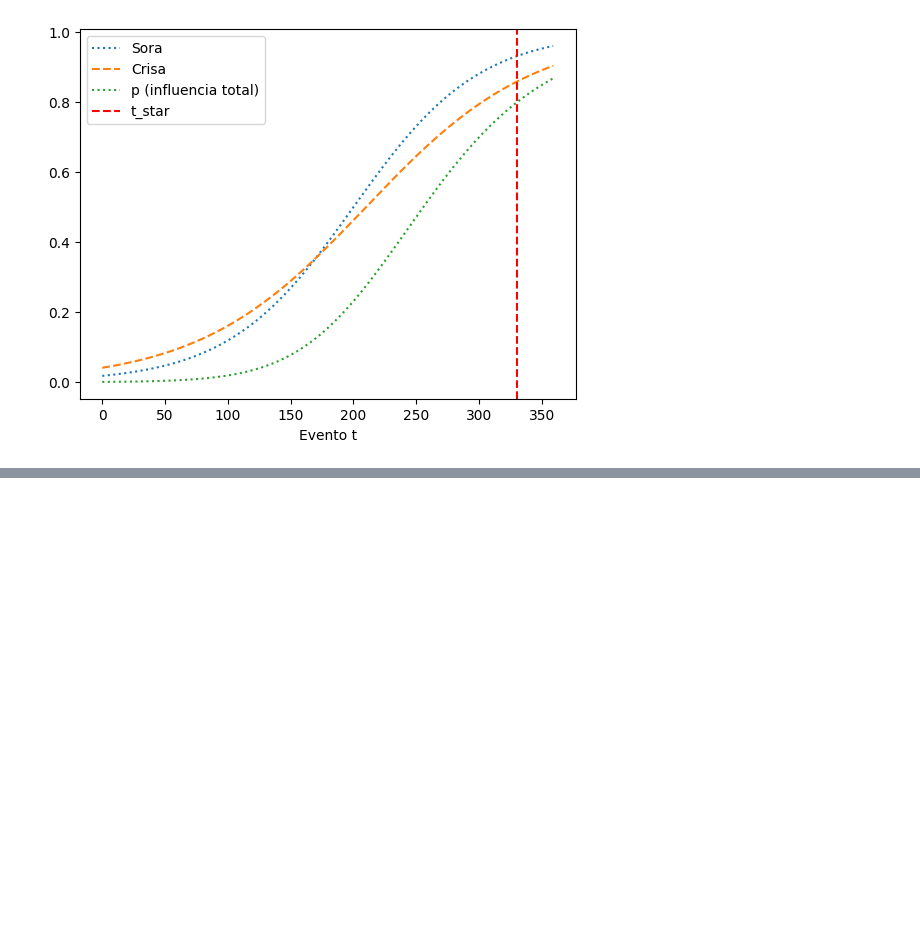
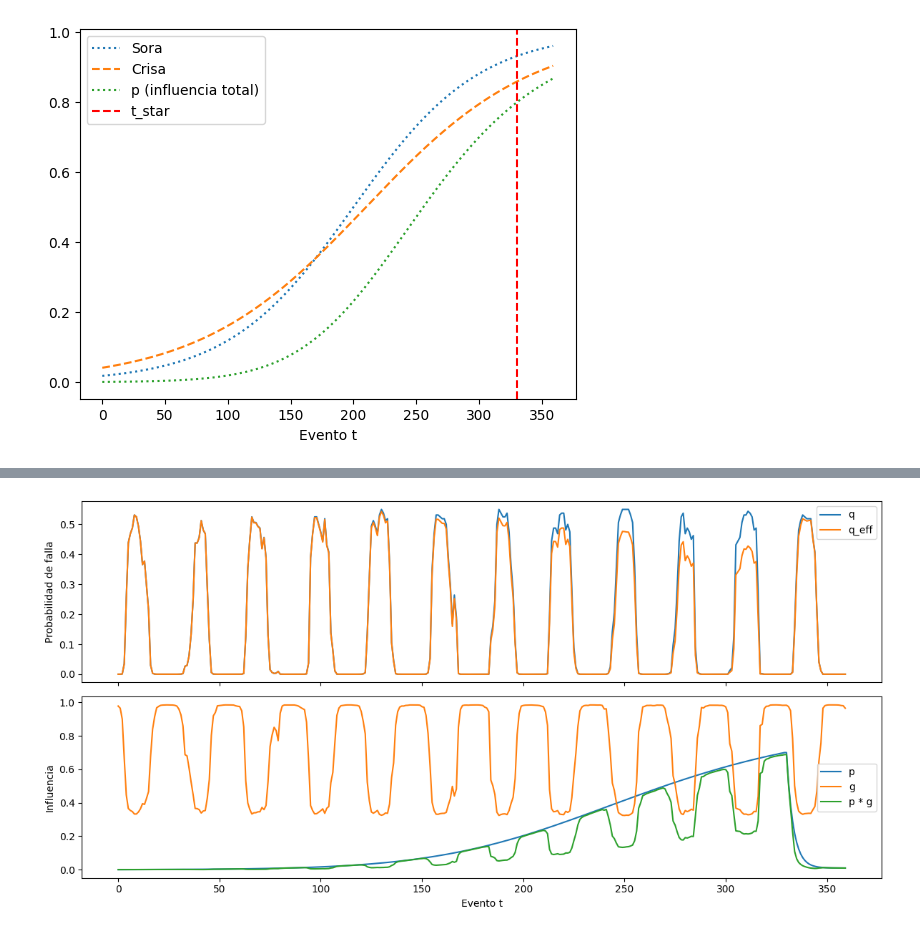
Before and after one commit to echeverriajosejavier-lab/garalen_variance, a Jupyter notebook: notebooks/examination.ipynb, the cells around one changed output, grey strips where cells are left out. Cells and saved outputs as stored; diff of their text form; code cells hidden in the pictures; blank space fills up the shorter version.

```diff
--- a/notebooks/examination.ipynb
+++ b/notebooks/examination.ipynb
@@ -204,0 +217,26 @@ plt.show()
+# %%
+from garalen.losses import _sigmoid, _failure_probability, _anomaly
+
+q = _failure_probability(result.N, config)
+p = _anomaly(config)
+g = 1 - _sigmoid(result.S, config.k_g, config.S_0)
+q_eff = q * (1 - p * g)
+
+fig, axes = plt.subplots(2, 1, figsize=(12, 6), sharex=True)
+
+axes[0].plot(t, q, label="q")
+axes[0].plot(t, q_eff, label="q_eff")
+axes[0].set_ylabel("Probabilidad de falla")
+axes[0].legend()
+
+axes[1].plot(t, p, label="p")
+axes[1].plot(t, g, label="g")
+axes[1].plot(t, p * g, label="p * g")
+axes[1].set_ylabel("Influencia")
+axes[1].legend()
+
+axes[1].set_xlabel("Evento t")
+plt.tight_layout()
+plt.show()
+# %% [output]
+[figure, added]
```
Also changed, not shown: parts of 12 cells of this notebook, 4 other files.
